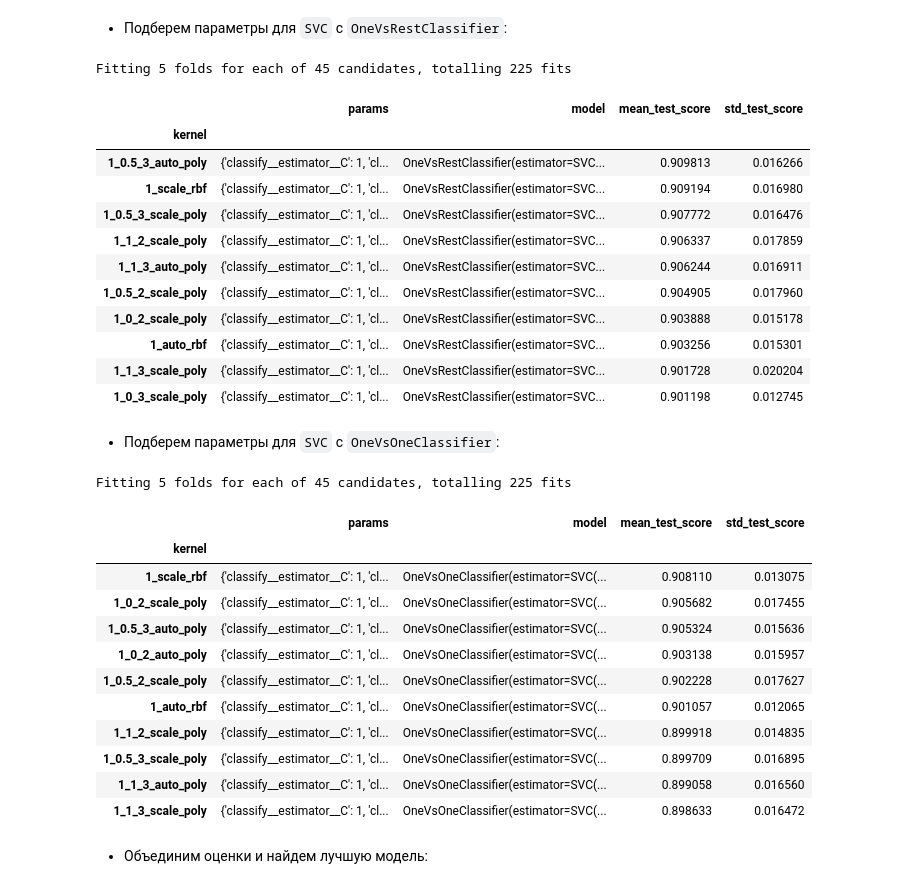
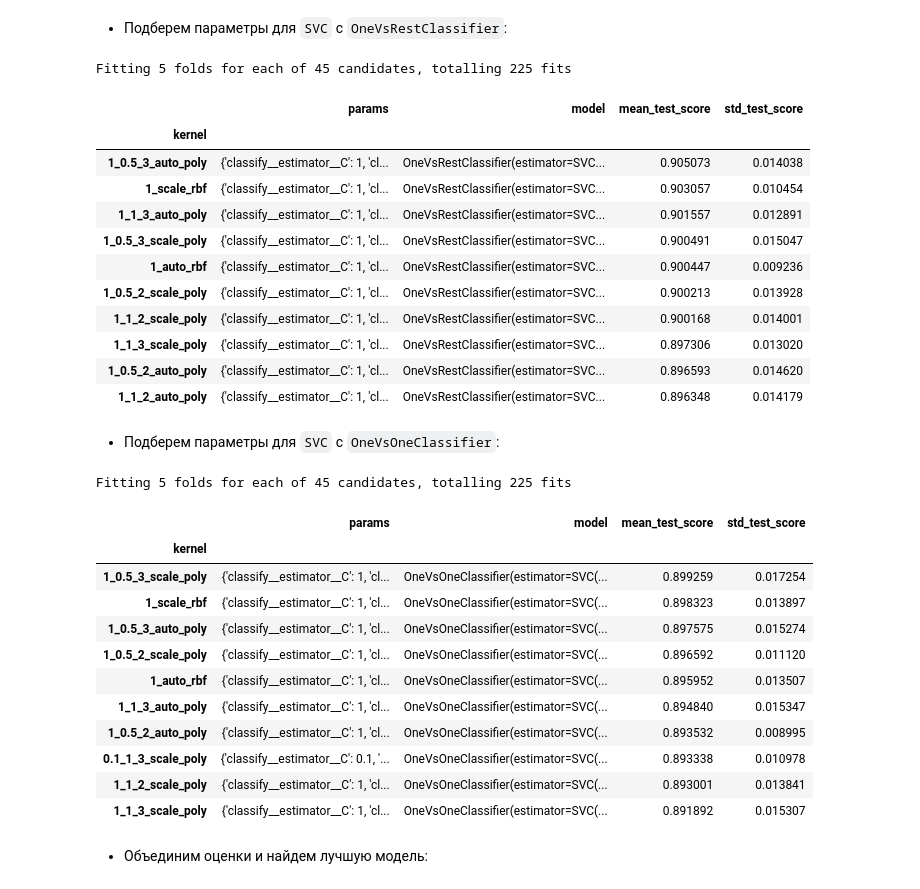
Before and after one commit to tvorogov-code/ds-yandex, a Jupyter notebook: notebooks/Проект модуля 3/Проект модуля 3.ipynb, the cells around one changed output. Saved outputs shown, nothing was run; the diff lists cells and outputs as text; code cells hidden in the pictures.

```diff
--- a/notebooks/Проект модуля 3/Проект модуля 3.ipynb
+++ b/notebooks/Проект модуля 3/Проект модуля 3.ipynb
@@ -1284,8 +1272,8 @@ dtype: float64
 # %% [markdown]
 #### 5.2. Обучение модели многоклассовой логистической регрессии с параметрами по умолчанию
 # %%
-lr_default_pipeline = create_pipeline(num_features,
-                                      cat_features,
+lr_default_pipeline = create_pipeline(all_num_features + bool_features,
+                                      all_cat_features,
                                       feature_engineering,
                                       LogisticRegression(solver='lbfgs',
                                                          random_state=RANDOM_SEED))
@@ -1336,12 +1324,11 @@ display(pd.DataFrame({
 # %% [markdown]
 #### 5.3. Обучение модели `SVC` с параметрами по умолчанию и `OneVsRestClassifier`
 # %%
-svc_ovr_default_pipeline = create_pipeline(num_features,
-                                          cat_features,
+svc_ovr_default = create_pipeline(all_num_features + bool_features,
+                                          all_cat_features,
                                           feature_engineering,
-                                          SVC(random_state=RANDOM_SEED))
-svc_ovr_default = OneVsRestClassifier(estimator=svc_ovr_default_pipeline,
-                                     n_jobs=-1)
+                                          OneVsRestClassifier(estimator=SVC(random_state=RANDOM_SEED),
+                                                              n_jobs=-1))
 
 svc_ovr_default_metrics = cross_validate(svc_ovr_default,
                                X_train,
@@ -1440,10 +1428,11 @@ def top_10_results(lr_grid):
     lr_grid_results['model'] = lr_grid.estimator.named_steps['classify']
     return lr_grid_results[["params", "model", "mean_test_score", "std_test_score"]][:10]
 
-lr_grid_pipeline = create_pipeline(num_features,
-                                   cat_features,
+lr_grid_pipeline = create_pipeline(all_num_features + bool_features,
+                                   all_cat_features,
                                    feature_engineering,
-                                   LogisticRegression(random_state=RANDOM_SEED))
+                                   LogisticRegression(random_state=RANDOM_SEED),
+                                   selected_features)
 
 lr_grid = GridSearchCV(lr_grid_pipeline,
                        lr_param_grid,
@@ -1493,11 +1482,12 @@ svc_param_grid = [
 # %% [markdown]
 - Подберем параметры для `SVC` с `OneVsRestClassifier`:
 # %%
-svc_ovr_grid_pipeline = create_pipeline(num_features,
-                                        cat_features,
+svc_ovr_grid_pipeline = create_pipeline(all_num_features + bool_features,
+                                        all_cat_features,
                                         feature_engineering,
-                                        OneVsRestClassifier(SVC(random_state=RANDOM_SEED),
-                                                            n_jobs=-1))
+                                        OneVsRestClassifier(estimator=SVC(random_state=RANDOM_SEED),
+                                                            n_jobs=-1),
+                                        selected_features)
 
 svc_ovr_grid = GridSearchCV(svc_ovr_grid_pipeline,
                        svc_param_grid,
@@ -1513,49 +1503,50 @@ display(pd.DataFrame(top_10_results(svc_ovr_grid)))
 Fitting 5 folds for each of 45 candidates, totalling 225 fits
 |  | params | model | mean_test_score | std_test_score |
 | kernel |  |  |  |  |
-| 1_0.5_3_auto_poly | {'classify__estimator__C': 1, 'cl... | OneVsRestClassifier(estimator=SVC... | 0.909813 | 0.016266 |
-| 1_scale_rbf | {'classify__estimator__C': 1, 'cl... | OneVsRestClassifier(estimator=SVC... | 0.909194 | 0.016980 |
-| 1_0.5_3_scale_poly | {'classify__estimator__C': 1, 'cl... | OneVsRestClassifier(estimator=SVC... | 0.907772 | 0.016476 |
-| 1_1_2_scale_poly | {'classify__estimator__C': 1, 'cl... | OneVsRestClassifier(estimator=SVC... | 0.906337 | 0.017859 |
-| 1_1_3_auto_poly | {'classify__estimator__C': 1, 'cl... | OneVsRestClassifier(estimator=SVC... | 0.906244 | 0.016911 |
-| 1_0.5_2_scale_poly | {'classify__estimator__C': 1, 'cl... | OneVsRestClassifier(estimator=SVC... | 0.904905 | 0.017960 |
-| 1_0_2_scale_poly | {'classify__estimator__C': 1, 'cl... | OneVsRestClassifier(estimator=SVC... | 0.903888 | 0.015178 |
-| 1_auto_rbf | {'classify__estimator__C': 1, 'cl... | OneVsRestClassifier(estimator=SVC... | 0.903256 | 0.015301 |
-| 1_1_3_scale_poly | {'classify__estimator__C': 1, 'cl... | OneVsRestClassifier(estimator=SVC... | 0.901728 | 0.020204 |
-| 1_0_3_scale_poly | {'classify__estimator__C': 1, 'cl... | OneVsRestClassifier(estimator=SVC... | 0.901198 | 0.012745 |
+| 1_0.5_3_auto_poly | {'classify__estimator__C': 1, 'cl... | OneVsRestClassifier(estimator=SVC... | 0.905073 | 0.014038 |
+| 1_scale_rbf | {'classify__estimator__C': 1, 'cl... | OneVsRestClassifier(estimator=SVC... | 0.903057 | 0.010454 |
+| 1_1_3_auto_poly | {'classify__estimator__C': 1, 'cl... | OneVsRestClassifier(estimator=SVC... | 0.901557 | 0.012891 |
+| 1_0.5_3_scale_poly | {'classify__estimator__C': 1, 'cl... | OneVsRestClassifier(estimator=SVC... | 0.900491 | 0.015047 |
+| 1_auto_rbf | {'classify__estimator__C': 1, 'cl... | OneVsRestClassifier(estimator=SVC... | 0.900447 | 0.009236 |
+| 1_0.5_2_scale_poly | {'classify__estimator__C': 1, 'cl... | OneVsRestClassifier(estimator=SVC... | 0.900213 | 0.013928 |
+| 1_1_2_scale_poly | {'classify__estimator__C': 1, 'cl... | OneVsRestClassifier(estimator=SVC... | 0.900168 | 0.014001 |
+| 1_1_3_scale_poly | {'classify__estimator__C': 1, 'cl... | OneVsRestClassifier(estimator=SVC... | 0.897306 | 0.013020 |
+| 1_0.5_2_auto_poly | {'classify__estimator__C': 1, 'cl... | OneVsRestClassifier(estimator=SVC... | 0.896593 | 0.014620 |
+| 1_1_2_auto_poly | {'classify__estimator__C': 1, 'cl... | OneVsRestClassifier(estimator=SVC... | 0.896348 | 0.014179 |
 # %% [markdown]
 - Подберем параметры для `SVC` с `OneVsOneClassifier`:
 # %%
-svc_ovo_grid_pipeline = create_pipeline(num_features,
-                                        cat_features,
+svc_ovo_grid_pipeline = create_pipeline(all_num_features + bool_features,
+                                        all_cat_features,
                                         feature_engineering,
-                                        OneVsOneClassifier(SVC(random_state=RANDOM_SEED),
-                                                            n_jobs=-1))
+                                        OneVsOneClassifier(estimator=SVC(random_state=RANDOM_SEED),
+                                                            n_jobs=-1),
+                                        selected_features)
 
 svc_ovo_grid = GridSearchCV(svc_ovo_grid_pipeline,
                        svc_param_grid,
                        scoring='f1_macro',
                        cv=cv,
                        n_jobs=-1,
                        return_train_score=True,
                        verbose=1)
 svc_ovo_grid.fit(X_train, y_train)
 
 display(pd.DataFrame(top_10_results(svc_ovo_grid)))
 # %% [output]
 Fitting 5 folds for each of 45 candidates, totalling 225 fits
 |  | params | model | mean_test_score | std_test_score |
 | kernel |  |  |  |  |
-| 1_scale_rbf | {'classify__estimator__C': 1, 'cl... | OneVsOneClassifier(estimator=SVC(... | 0.908110 | 0.013075 |
-| 1_0_2_scale_poly | {'classify__estimator__C': 1, 'cl... | OneVsOneClassifier(estimator=SVC(... | 0.905682 | 0.017455 |
-| 1_0.5_3_auto_poly | {'classify__estimator__C': 1, 'cl... | OneVsOneClassifier(estimator=SVC(... | 0.905324 | 0.015636 |
-| 1_0_2_auto_poly | {'classify__estimator__C': 1, 'cl... | OneVsOneClassifier(estimator=SVC(... | 0.903138 | 0.015957 |
-| 1_0.5_2_scale_poly | {'classify__estimator__C': 1, 'cl... | OneVsOneClassifier(estimator=SVC(... | 0.902228 | 0.017627 |
-| 1_auto_rbf | {'classify__estimator__C': 1, 'cl... | OneVsOneClassifier(estimator=SVC(... | 0.901057 | 0.012065 |
-| 1_1_2_scale_poly | {'classify__estimator__C': 1, 'cl... | OneVsOneClassifier(estimator=SVC(... | 0.899918 | 0.014835 |
-| 1_0.5_3_scale_poly | {'classify__estimator__C': 1, 'cl... | OneVsOneClassifier(estimator=SVC(... | 0.899709 | 0.016895 |
-| 1_1_3_auto_poly | {'classify__estimator__C': 1, 'cl... | OneVsOneClassifier(estimator=SVC(... | 0.899058 | 0.016560 |
-| 1_1_3_scale_poly | {'classify__estimator__C': 1, 'cl... | OneVsOneClassifier(estimator=SVC(... | 0.898633 | 0.016472 |
+| 1_0.5_3_scale_poly | {'classify__estimator__C': 1, 'cl... | OneVsOneClassifier(estimator=SVC(... | 0.899259 | 0.017254 |
+| 1_scale_rbf | {'classify__estimator__C': 1, 'cl... | OneVsOneClassifier(estimator=SVC(... | 0.898323 | 0.013897 |
+| 1_0.5_3_auto_poly | {'classify__estimator__C': 1, 'cl... | OneVsOneClassifier(estimator=SVC(... | 0.897575 | 0.015274 |
+| 1_0.5_2_scale_poly | {'classify__estimator__C': 1, 'cl... | OneVsOneClassifier(estimator=SVC(... | 0.896592 | 0.011120 |
+| 1_auto_rbf | {'classify__estimator__C': 1, 'cl... | OneVsOneClassifier(estimator=SVC(... | 0.895952 | 0.013507 |
+| 1_1_3_auto_poly | {'classify__estimator__C': 1, 'cl... | OneVsOneClassifier(estimator=SVC(... | 0.894840 | 0.015347 |
+| 1_0.5_2_auto_poly | {'classify__estimator__C': 1, 'cl... | OneVsOneClassifier(estimator=SVC(... | 0.893532 | 0.008995 |
+| 0.1_1_3_scale_poly | {'classify__estimator__C': 0.1, '... | OneVsOneClassifier(estimator=SVC(... | 0.893338 | 0.010978 |
+| 1_1_2_scale_poly | {'classify__estimator__C': 1, 'cl... | OneVsOneClassifier(estimator=SVC(... | 0.893001 | 0.013841 |
+| 1_1_3_scale_poly | {'classify__estimator__C': 1, 'cl... | OneVsOneClassifier(estimator=SVC(... | 0.891892 | 0.015307 |
 # %% [markdown]
 - Объединим оценки и найдем лучшую модель:
 # %%
```
Also changed, not shown: parts of 26 cells of this notebook, 2 other files.
